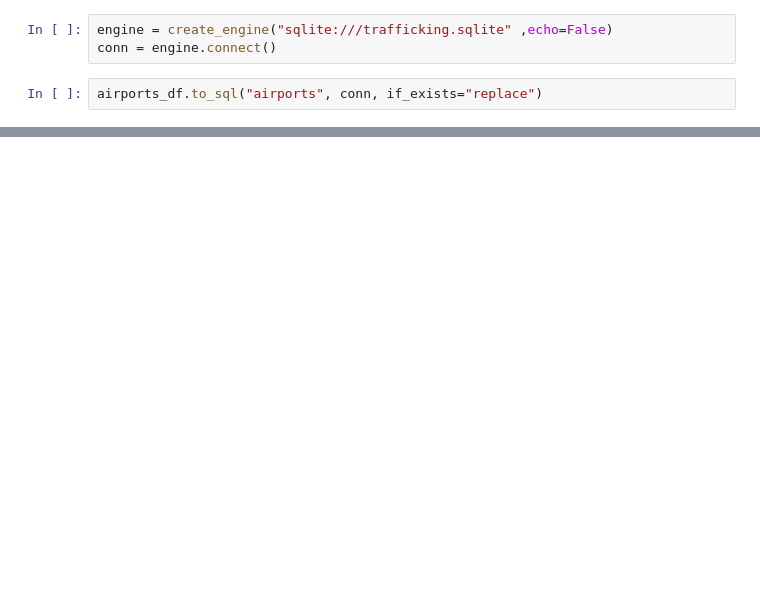
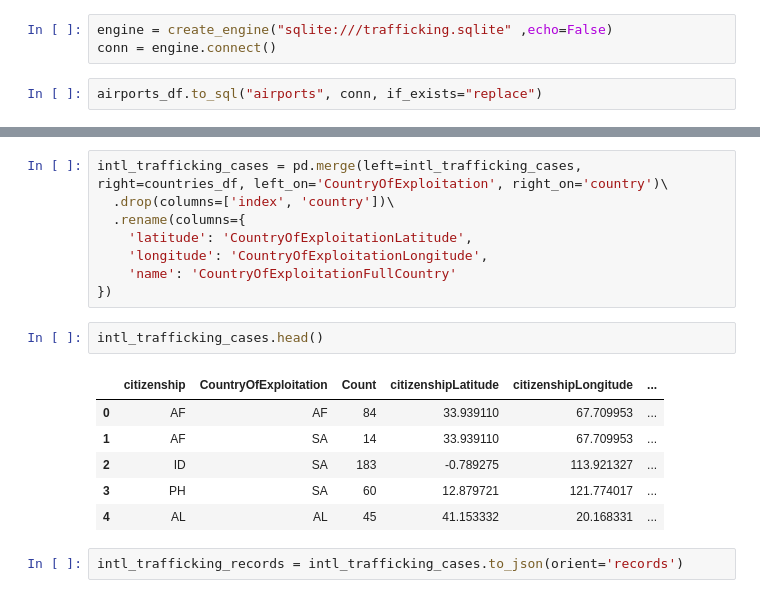
Before and after one commit to sweetld540/Group-Projects, a Jupyter notebook: Data For Hope/Airport Upload.ipynb, the cells around one changed output, grey strips where cells are left out. Drawn from its saved outputs; the diff is of its cells as text; blank space fills up the shorter version.

```diff
--- a/Data For Hope/Airport Upload.ipynb
+++ b/Data For Hope/Airport Upload.ipynb
@@ -83,0 +148,19 @@ pd.read_sql_query("select * from airports;", conn)
+# %%
+intl_trafficking_cases = pd.merge(left=intl_trafficking_cases, right=countries_df, left_on='CountryOfExploitation', right_on='country')\
+  .drop(columns=['index', 'country'])\
+  .rename(columns={
+    'latitude': 'CountryOfExploitationLatitude',
+    'longitude': 'CountryOfExploitationLongitude',
+    'name': 'CountryOfExploitationFullCountry'
+})
+# %%
+intl_trafficking_cases.head()
+# %% [output]
+|  | citizenship | CountryOfExploitation | Count | citizenshipLatitude | citizenshipLongitude | ... |
+| 0 | AF | AF | 84 | 33.939110 | 67.709953 | ... |
+| 1 | AF | SA | 14 | 33.939110 | 67.709953 | ... |
+| 2 | ID | SA | 183 | -0.789275 | 113.921327 | ... |
+| 3 | PH | SA | 60 | 12.879721 | 121.774017 | ... |
+| 4 | AL | AL | 45 | 41.153332 | 20.168331 | ... |
+# %%
+intl_trafficking_records = intl_trafficking_cases.to_json(orient='records')
```
Also changed, not shown: parts of 14 cells of this notebook, 25 other files.
